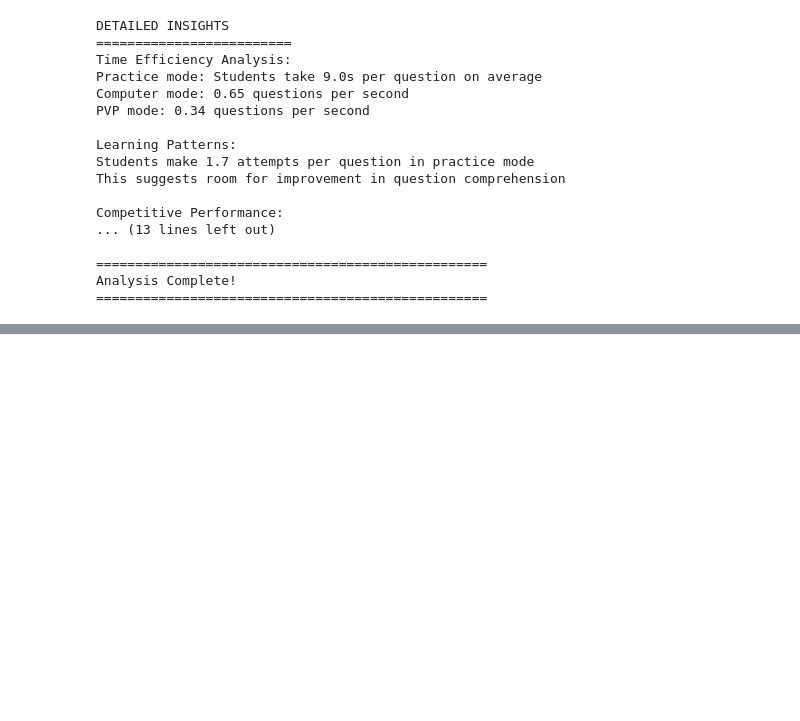
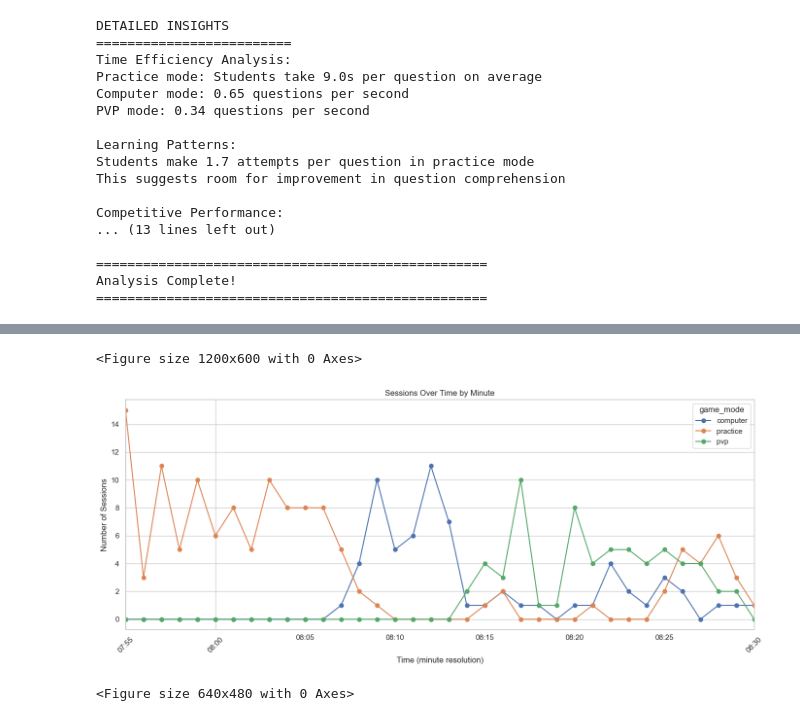
Before and after one commit to ErnaFiorencis/dip, a Jupyter notebook: data/claude.ipynb, the cells around one changed output, grey strips where cells are left out. Saved outputs shown, nothing was run; the diff lists cells and outputs as text; code cells hidden in the pictures; blank space fills up the shorter version.

```diff
--- a/data/claude.ipynb
+++ b/data/claude.ipynb
@@ -355,0 +912,33 @@ Analysis Complete!
+# %%
+# Group sessions by minute instead of date
+df["minute"] = df["created_at"].dt.floor("T")  # floor to the nearest minute
+
+# Count sessions per minute per mode
+minute_timeline = df.groupby(["minute", "game_mode"]).size().unstack(fill_value=0)
+
+# Plot
+plt.figure(figsize=(12, 6))
+ax = minute_timeline.plot(marker='o', figsize=(14, 6))
+plt.title("Sessions Over Time by Minute")
+plt.xlabel("Time (minute resolution)")
+plt.ylabel("Number of Sessions")
+plt.xticks(rotation=45)
+plt.grid(True)
+plt.tight_layout()
+
+# Save as image
+plt.savefig("sessions_over_time_by_minute.png", dpi=300)
+
+# Show plot
+plt.show()
+
+#save as picture
+# %% [output]
+<Figure size 1200x600 with 0 Axes>
+[figure, added]
+# %%
+plt.savefig("sessions_over_time_by_minute.png")
+
+savefig(fname, dpi='figure', format=None)
+# %% [output]
+<Figure size 640x480 with 0 Axes>
```
Also changed, not shown: parts of 14 cells of this notebook, 11 other files.
